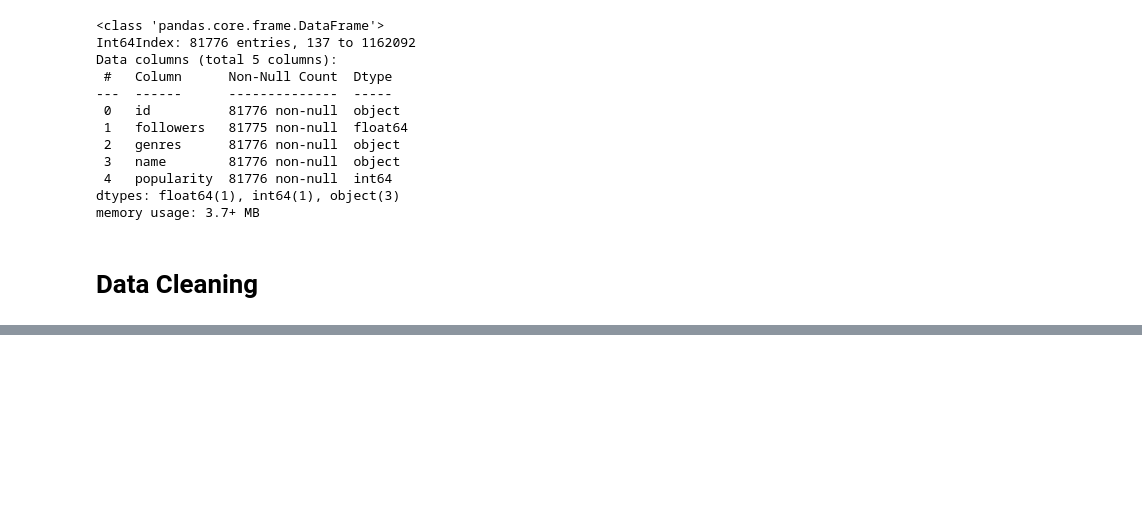
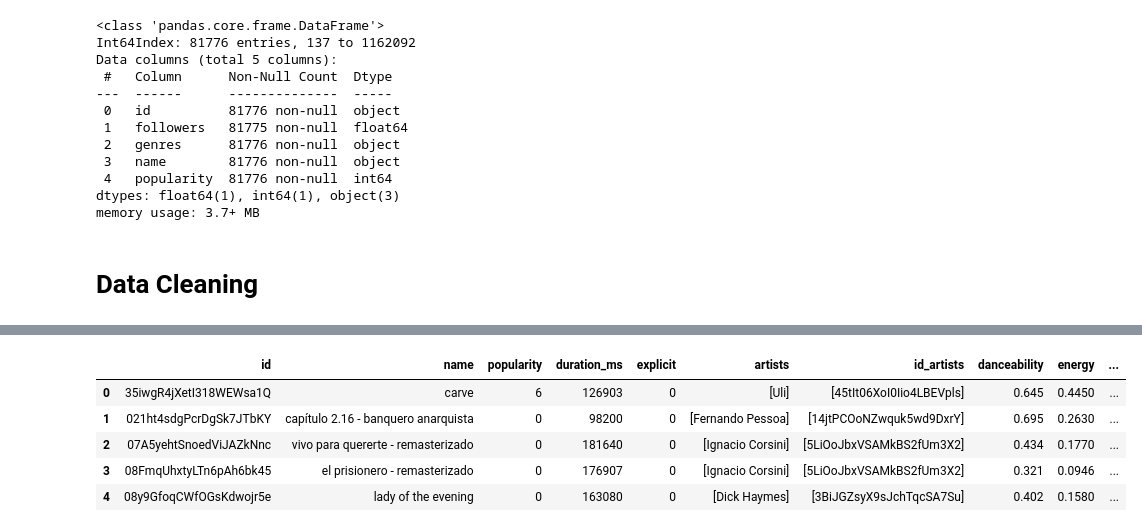
Before and after one commit to MaddieSmithers/Music_Recommender_System, a Jupyter notebook: data_cleaning.ipynb, the cells around one changed output, grey strips where cells are left out. Saved outputs shown, nothing was run; the diff lists cells and outputs as text; code cells hidden in the pictures; blank space fills up the shorter version.

```diff
--- a/data_cleaning.ipynb
+++ b/data_cleaning.ipynb
@@ -146,0 +164,9 @@ tracks['artist_name_3'].isna().sum() / len(tracks)
+# %%
+from langdetect import detect
+
+def get_lang(text):
+    try:
+        lang = detect(text)
+    except:
+        lang = 'unknown'
+    return lang
@@ -146,0 +177,4 @@ tracks['artist_name_3'].isna().sum() / len(tracks)
+# %%
+
+
+tracks['name_language'] = tracks['name'].apply(get_lang)
@@ -146,0 +201,10 @@ tracks['artist_name_3'].isna().sum() / len(tracks)
+# %%
+
+
+# Condition: 'name language' is 'unknown' and 'name' includes numbers
+condition = (tracks['name_language'] == 'unknown') & (tracks['name'].str.contains(r'\d'))
+
+# Update 'name language' to 'en' for the matching rows
+tracks.loc[condition, 'name_language'] = 'en'
+# %%
+tracks = tracks[tracks['name_language'] != 'unknown']
@@ -147,2 +229,11 @@ tracks['artist_name_3'].isna().sum() / len(tracks)
+# %%
+tracks.head()
+# %% [output]
+|  | id | name | popularity | duration_ms | explicit | artists | id_artists | danceability | energy | ... |
+| 0 | 35iwgR4jXetI318WEWsa1Q | carve | 6 | 126903 | 0 | [Uli] | [45tIt06XoI0Iio4LBEVpls] | 0.645 | 0.4450 | ... |
+| 1 | 021ht4sdgPcrDgSk7JTbKY | capítulo 2.16 - banquero anarquista | 0 | 98200 | 0 | [Fernando Pessoa] | [14jtPCOoNZwquk5wd9DxrY] | 0.695 | 0.2630 | ... |
+| 2 | 07A5yehtSnoedViJAZkNnc | vivo para quererte - remasterizado | 0 | 181640 | 0 | [Ignacio Corsini] | [5LiOoJbxVSAMkBS2fUm3X2] | 0.434 | 0.1770 | ... |
+| 3 | 08FmqUhxtyLTn6pAh6bk45 | el prisionero - remasterizado | 0 | 176907 | 0 | [Ignacio Corsini] | [5LiOoJbxVSAMkBS2fUm3X2] | 0.321 | 0.0946 | ... |
+| 4 | 08y9GfoqCWfOGsKdwojr5e | lady of the evening | 0 | 163080 | 0 | [Dick Haymes] | [3BiJGZsyX9sJchTqcSA7Su] | 0.402 | 0.1580 | ... |
 # %%
 tracks.to_csv('data/master_track_data.csv')
```
Also changed, not shown: parts of 9 cells of this notebook, 1 other file.
